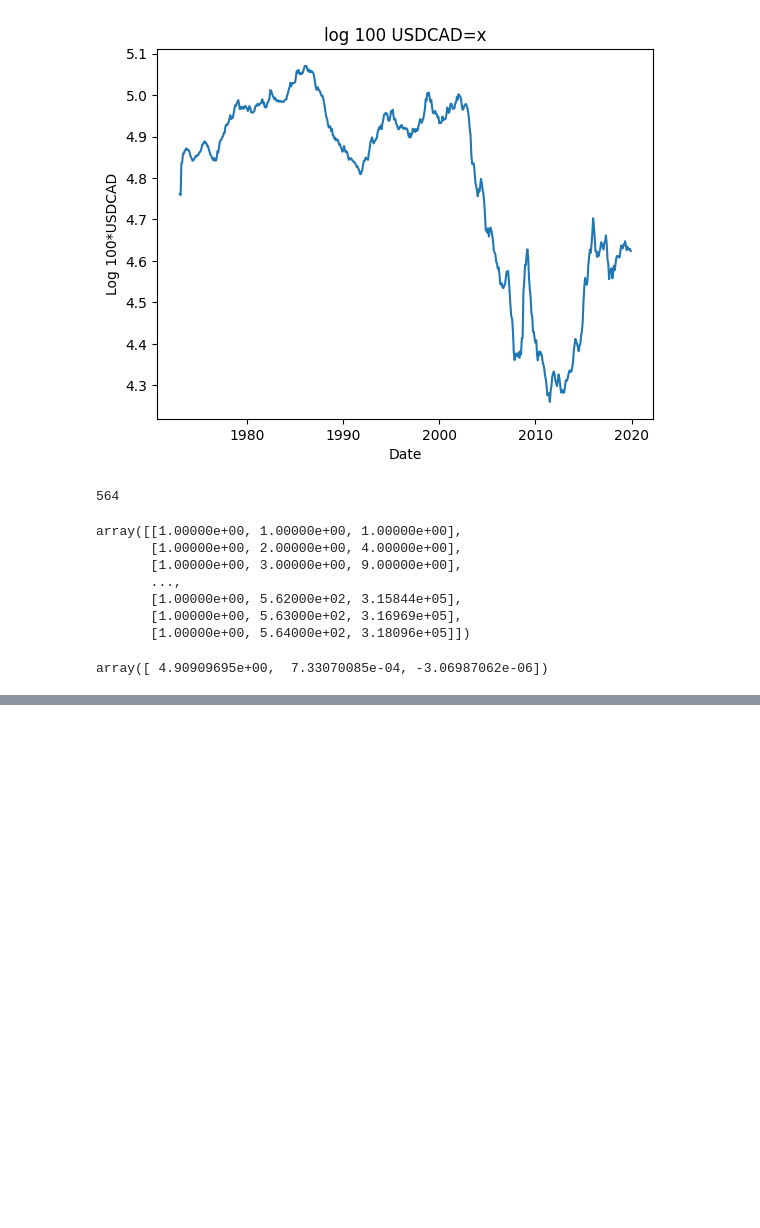
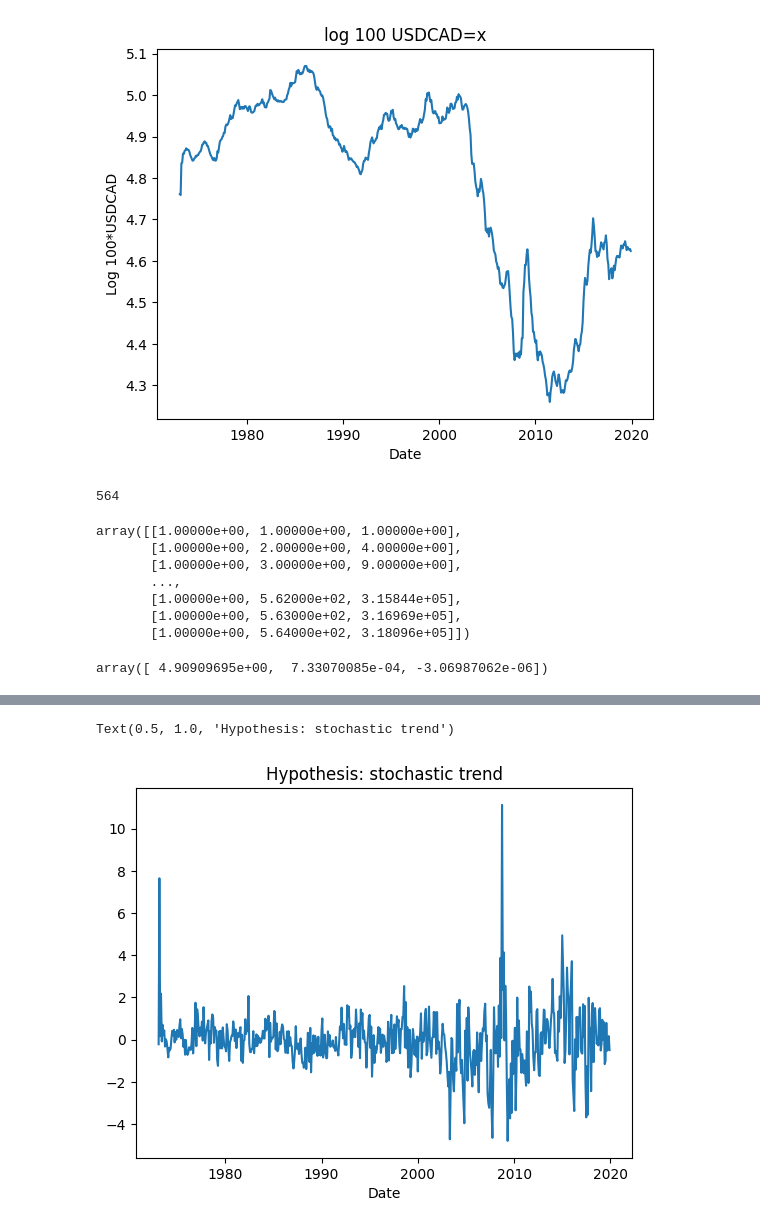
Before and after one commit to Thomas4390/econometrics_tp1, a Jupyter notebook: tp1.ipynb, the cells around one changed output, grey strips where cells are left out. Saved outputs shown, nothing was run; the diff lists cells and outputs as text; code cells hidden in the pictures; blank space fills up the shorter version.

```diff
--- a/tp1.ipynb
+++ b/tp1.ipynb
@@ -90,0 +115,5 @@ residuals_deter = Y - X @ B
+# %%
+#1c
+
+df["stoch_USDCAD"] = df["log_100_USDCAD"].diff() * 100
+df
@@ -90,0 +134,7 @@ residuals_deter = Y - X @ B
+# %%
+plt.plot(df["date"], df["stoch_USDCAD"])
+plt.xlabel("Date")
+plt.title("Hypothesis: stochastic trend")
+# %% [output]
+Text(0.5, 1.0, 'Hypothesis: stochastic trend')
+[figure, added]
```
Also changed, not shown: parts of 6 cells of this notebook.
